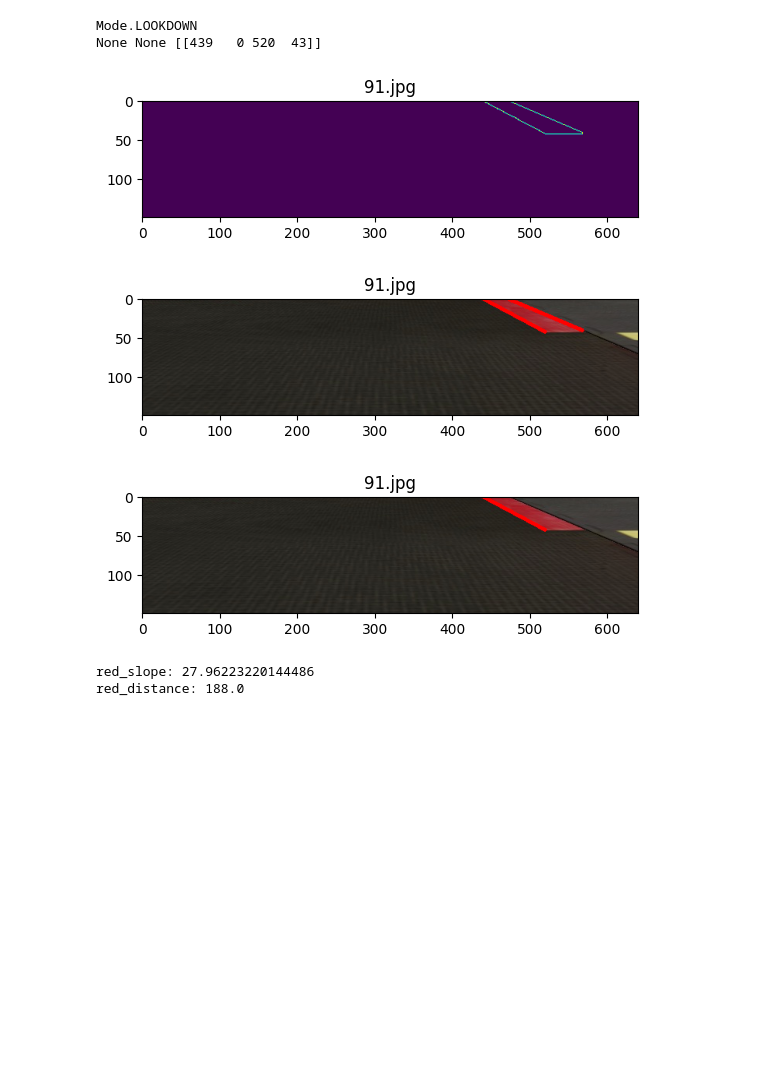
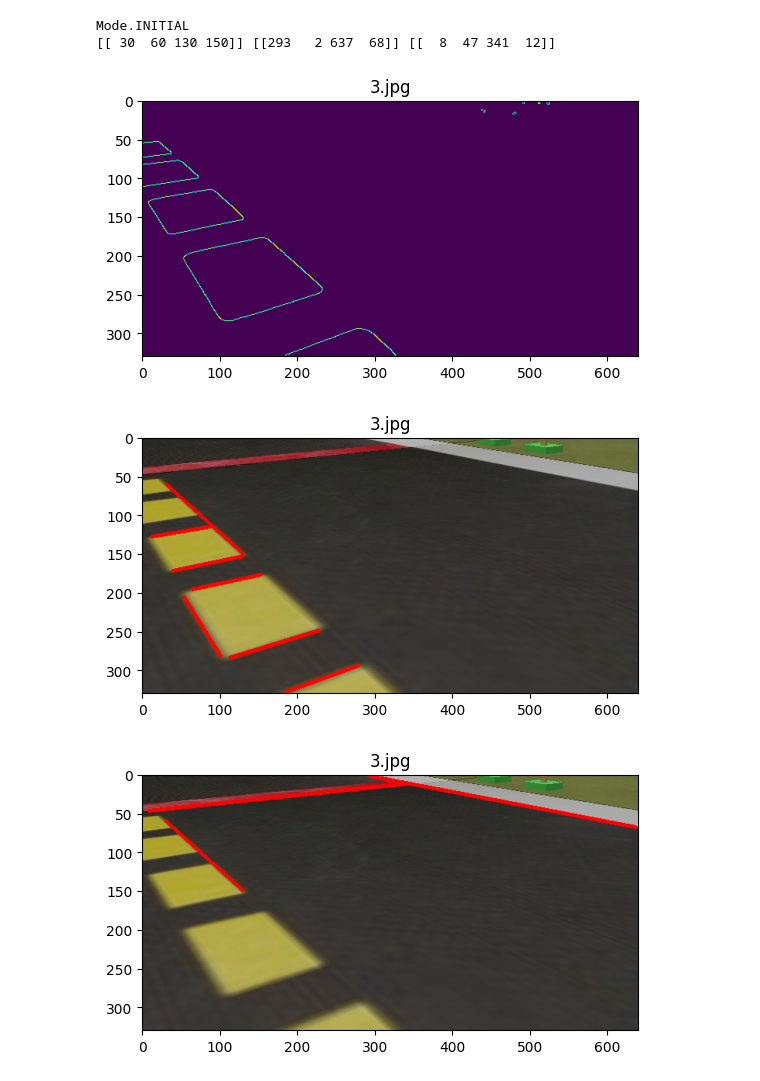
Before and after one commit to adrshsrvstv/CS4278-5478-Project-Materials, a Jupyter notebook: Lane Pose Estimation.ipynb, the cells around one changed output. Saved outputs shown, nothing was run; the diff lists cells and outputs as text; code cells hidden in the pictures; blank space fills up the shorter version.

```diff
--- a/Lane Pose Estimation.ipynb
+++ b/Lane Pose Estimation.ipynb
@@ -28,8 +28,8 @@ def show_lines_on_image(img, lines, state):
     show(temp_img)
 # %%
 path = "observations_test"
-title = "91.jpg"
-state = State.CROSSING_INTERSECTION
+title = "3.jpg"
+state = State.INITIALIZING
 img = cv2.cvtColor(cv2.imread(os.path.join(path, title)), cv2.COLOR_BGR2RGB)
 show(img)
 # %% [output]
@@ -37,22 +37,22 @@ show(img)
 # %%
 mode = get_mode_from_state(state)
 print(mode)
 yellow, white, red = get_lane_lines(img, state)
 print(yellow, white, red)
 
-edges = get_edges(preprocess(img, state), color="red", blur=True)
+edges = get_edges(preprocess(img, state), color="yellow", blur=True)
 lines = get_lines_in_image(edges)
 
 show(edges)
 show_lines_on_image(img, lines, state)
 
 show_lines_on_image(img, [yellow, white, red], state)
 # %% [output]
-Mode.LOOKDOWN
-None None [[439   0 520  43]]
+Mode.INITIAL
+[[ 30  60 130 150]] [[293   2 637  68]] [[  8  47 341  12]]
-[figure, old version]
+[figure, new version]
-[figure, old version]
+[figure, new version]
-[figure, old version]
+[figure, new version]
 # %%
 d_est = get_d_est(yellow, white, mode)
 heading = get_heading(yellow, white)
@@ -96,9 +96,6 @@ if red is not None:
 #(get_distance_from_line(yellow, mode) - get_distance_from_line(white, mode))/2
 #np.degrees(np.arctan(slope(yellow))) - 90 + DEGREES_OFFSET
 #get_distance_from_line(yellow, mode) - one_side_distance_offset(mode)
-# %% [output]
-red_slope: 27.96223220144486
-red_distance: 188.0
 # %%
 #for line in lines:
 for line in filter_outlier_lines(lines):
```
Also changed, not shown: parts of 1 cell of this notebook, 2 other files.
